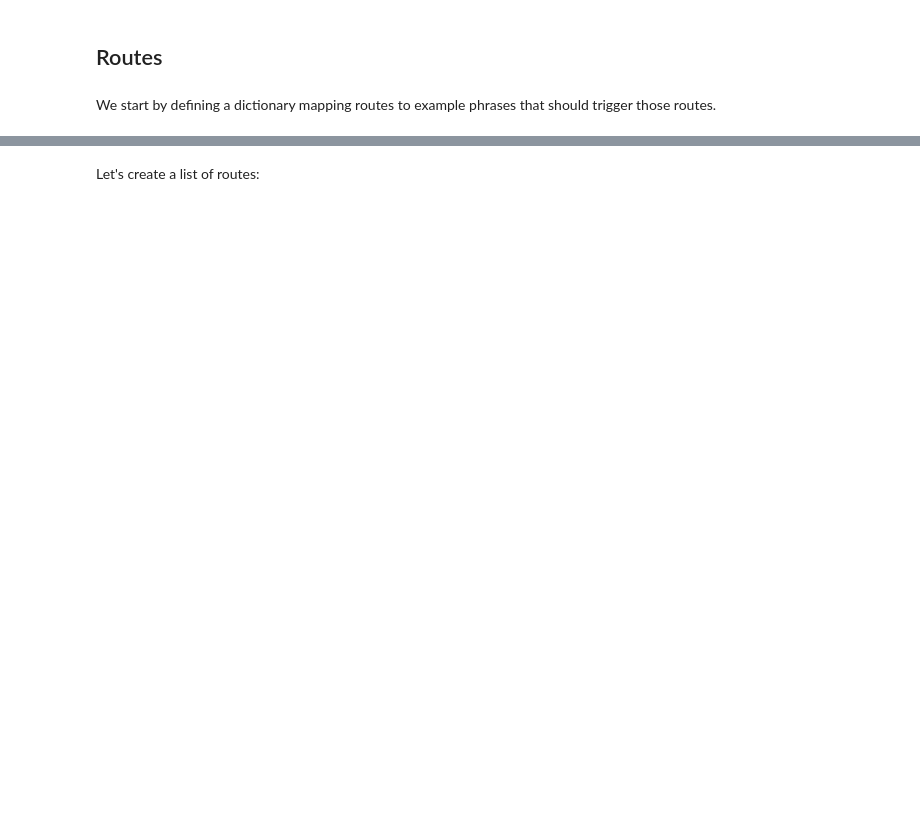
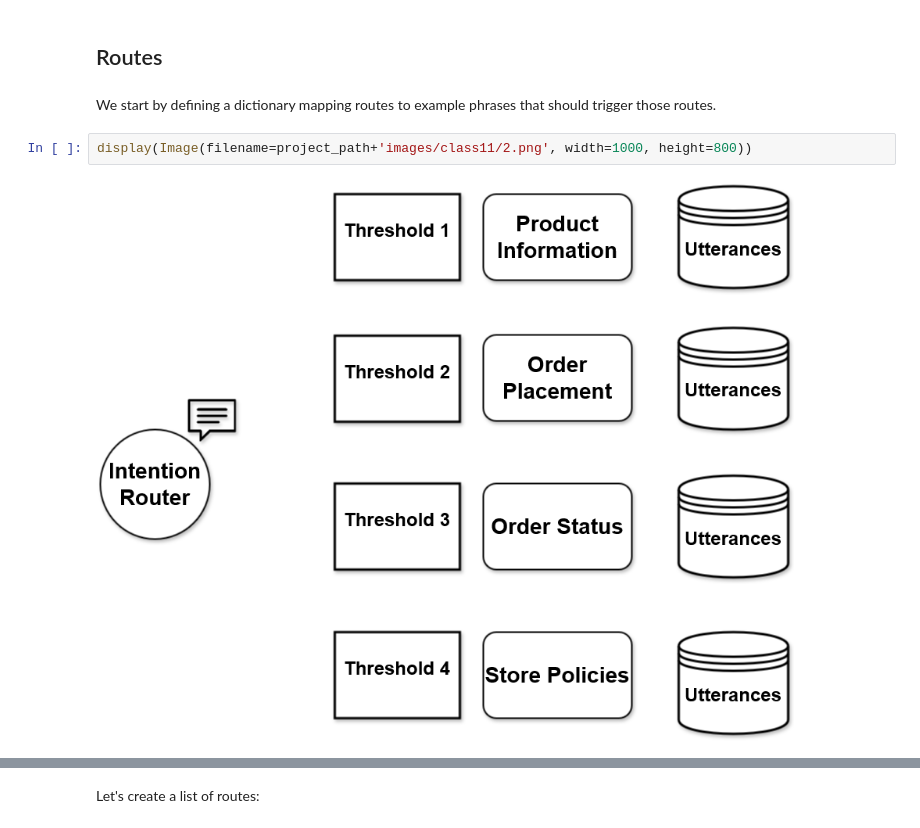
Before and after one commit to tiagomosantos/CapstoneProject, a Jupyter notebook: notebooks/class_11_semantic_router.ipynb, the cells around one changed output, grey strips where cells are left out. Drawn from its saved outputs; the diff is of its cells as text; blank space fills up the shorter version.

```diff
--- a/notebooks/class_11_semantic_router.ipynb
+++ b/notebooks/class_11_semantic_router.ipynb
@@ -55,4 +98,8 @@ for message, label in zip(X_train["Message"], y_train):
 ## Routes
 # %% [markdown]
 We start by defining a dictionary mapping routes to example phrases that should trigger those routes.
+# %%
+display(Image(filename=project_path+'images/class11/2.png', width=1000, height=800))
+# %% [output]
+[figure, added]
 # %%
```
Also changed, not shown: parts of 56 cells of this notebook, 9 other files.
